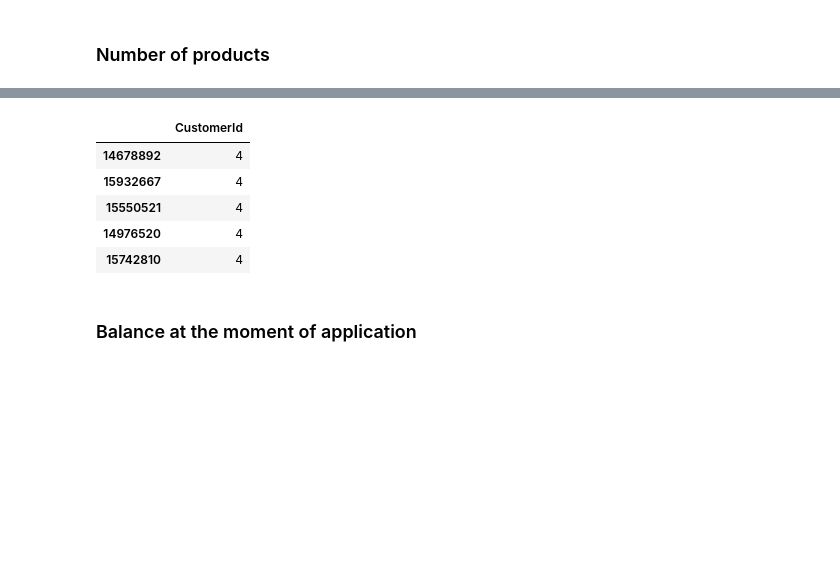
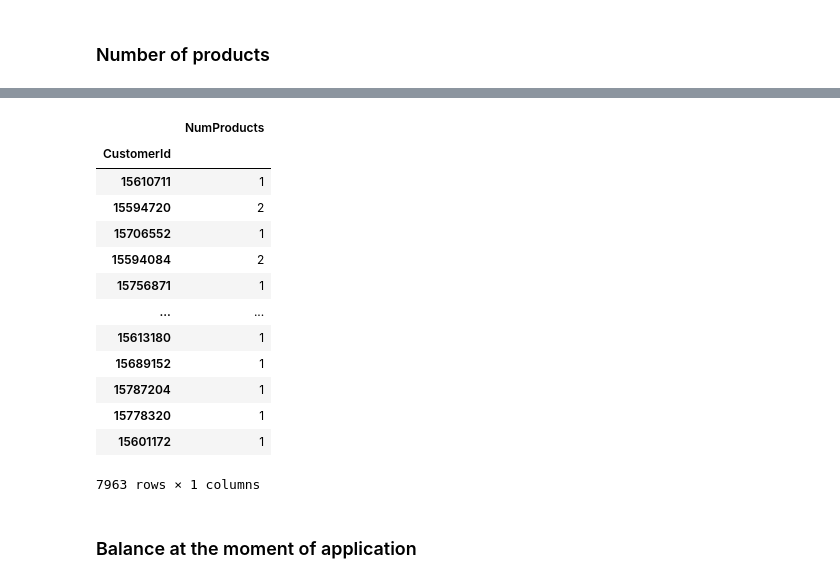
Before and after one commit to nestoredduardo/two-year-churn-predictive-model, a Jupyter notebook: Hackathon.ipynb, the cells around one changed output, grey strips where cells are left out. Drawn from its saved outputs; the diff is of its cells as text; code cells hidden in the pictures; blank space fills up the shorter version.

```diff
--- a/Hackathon.ipynb
+++ b/Hackathon.ipynb
@@ -191,2 +209,4 @@ df_dataset.set_index('CustomerId')
 # %% [markdown]
 ### Number of products
+# %%
+df_products.set_index('CustomerId')
@@ -196,11 +230,25 @@ df_products_count = pd.DataFrame(data = products_count, columns = 'NumProducts')
+# %%
+df_products_count = pd.DataFrame(data=products_count)
+# %%
+df_products_count = df_products_count.loc[df_dataset.index,:]
+# %%
+df_products_count = df_products_count.rename(columns={'CustomerId' : 'NumProducts'})
 # %%
-df_products_count.head()
+df_products_count
 # %% [output]
-|  | CustomerId |
-| 14678892 | 4 |
-| 15932667 | 4 |
-| 15550521 | 4 |
-| 14976520 | 4 |
-| 15742810 | 4 |
+|  | NumProducts |
+| CustomerId |  |
+| 15610711 | 1 |
+| 15594720 | 2 |
+| 15706552 | 1 |
+| 15594084 | 2 |
+| 15756871 | 1 |
+| ... | ... |
+| 15613180 | 1 |
+| 15689152 | 1 |
+| 15787204 | 1 |
+| 15778320 | 1 |
+| 15601172 | 1 |
+7963 rows × 1 columns
 # %% [markdown]
 ### Balance at the moment of application
```
Also changed, not shown: parts of 40 cells of this notebook.
